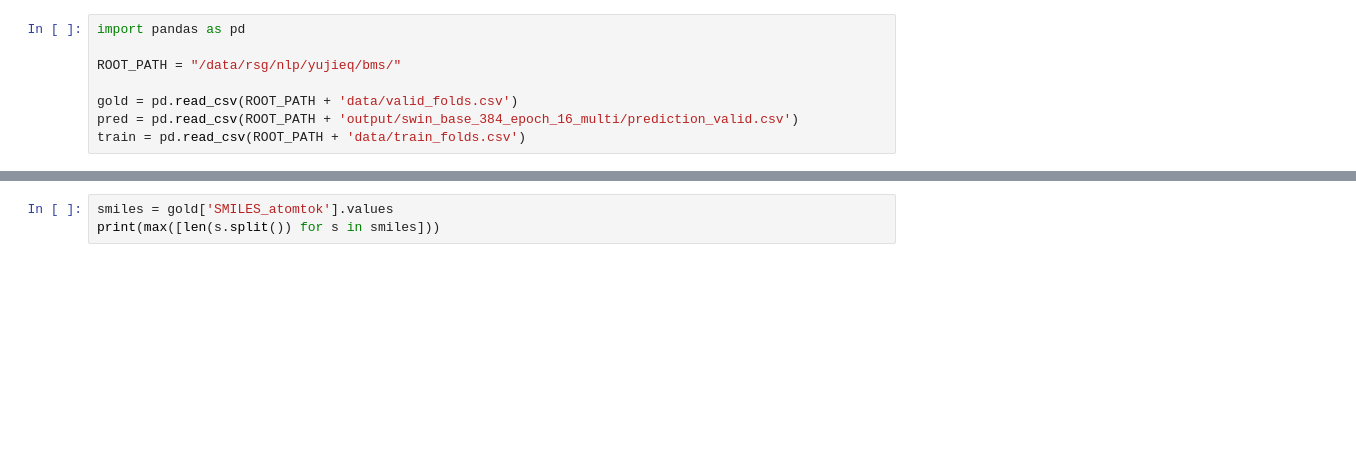
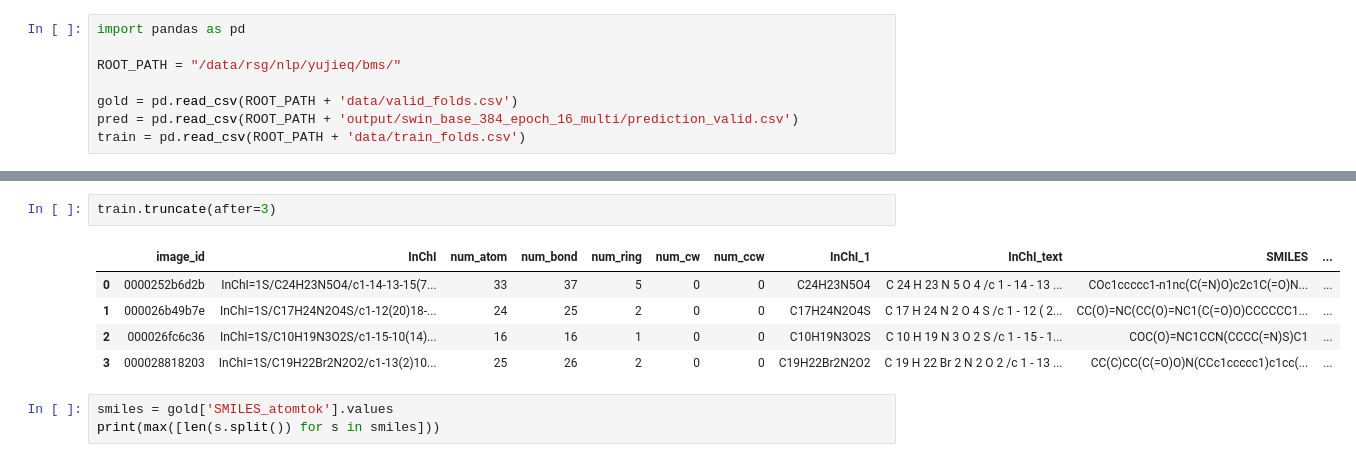
Before and after one commit to thomas0809/MolScribe, a Jupyter notebook: notebook/error_analysis.ipynb, the cells around one changed output, grey strips where cells are left out. Cells and saved outputs as stored; diff of their text form; blank space fills up the shorter version.

```diff
--- a/notebook/error_analysis.ipynb
+++ b/notebook/error_analysis.ipynb
@@ -25,3 +54,11 @@ gold
+# %%
+train.truncate(after=3)
+# %% [output]
+|  | image_id | InChI | num_atom | num_bond | num_ring | num_cw | num_ccw | InChI_1 | InChI_text | SMILES | ... |
+| 0 | 0000252b6d2b | InChI=1S/C24H23N5O4/c1-14-13-15(7... | 33 | 37 | 5 | 0 | 0 | C24H23N5O4 | C 24 H 23 N 5 O 4 /c 1 - 14 - 13 ... | COc1ccccc1-n1nc(C(=N)O)c2c1C(=O)N... | ... |
+| 1 | 000026b49b7e | InChI=1S/C17H24N2O4S/c1-12(20)18-... | 24 | 25 | 2 | 0 | 0 | C17H24N2O4S | C 17 H 24 N 2 O 4 S /c 1 - 12 ( 2... | CC(O)=NC(CC(O)=NC1(C(=O)O)CCCCCC1... | ... |
+| 2 | 000026fc6c36 | InChI=1S/C10H19N3O2S/c1-15-10(14)... | 16 | 16 | 1 | 0 | 0 | C10H19N3O2S | C 10 H 19 N 3 O 2 S /c 1 - 15 - 1... | COC(O)=NC1CCN(CCCC(=N)S)C1 | ... |
+| 3 | 000028818203 | InChI=1S/C19H22Br2N2O2/c1-13(2)10... | 25 | 26 | 2 | 0 | 0 | C19H22Br2N2O2 | C 19 H 22 Br 2 N 2 O 2 /c 1 - 13 ... | CC(C)CC(C(=O)O)N(CCc1ccccc1)c1cc(... | ... |
 # %%
 smiles = gold['SMILES_atomtok'].values
 print(max([len(s.split()) for s in smiles]))
```
Also changed, not shown: parts of 5 cells of this notebook, 20 other files.
